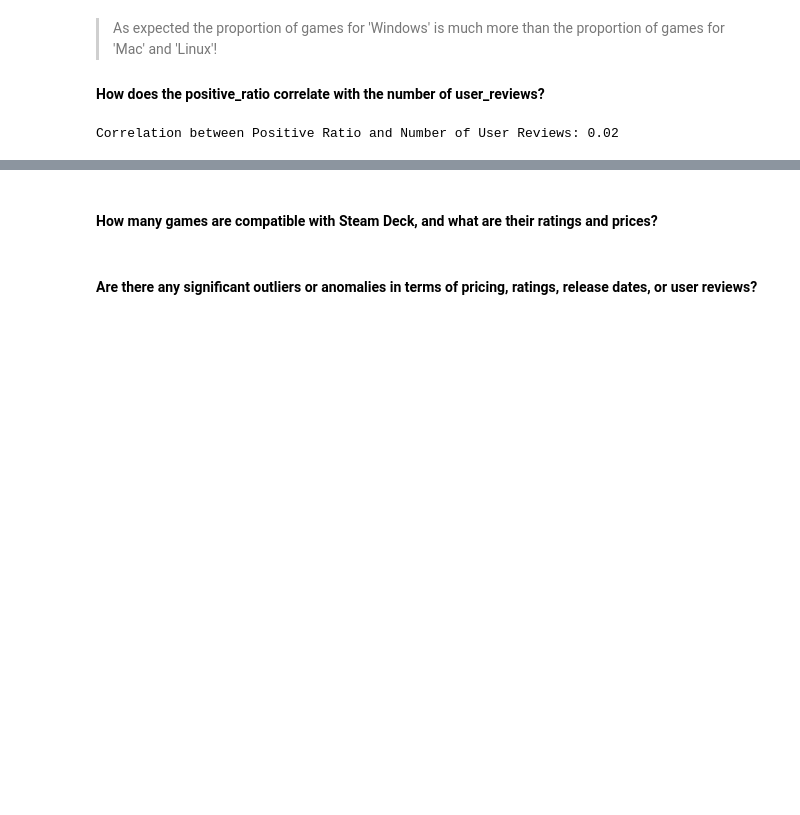
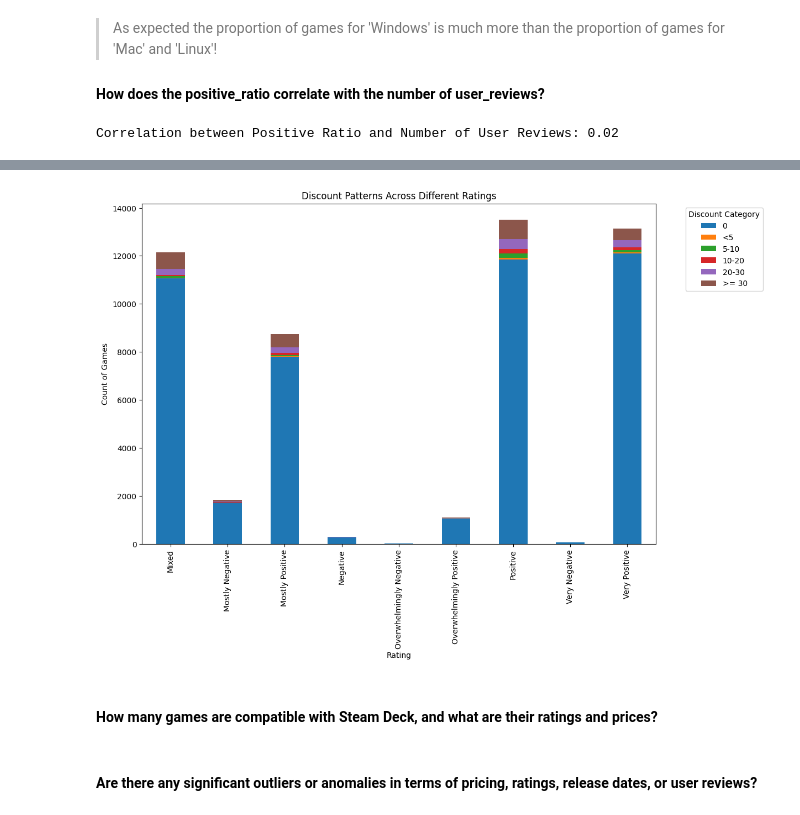
Before and after one commit to Darknight47/Data-Science-Project-02, a Jupyter notebook: steam_game_recommendation.ipynb, the cells around one changed output, grey strips where cells are left out. Drawn from its saved outputs; the diff is of its cells as text; code cells hidden in the pictures; blank space fills up the shorter version.

Commit message:
discount patterns and relationship to game's rating

```diff
--- a/steam_game_recommendation.ipynb
+++ b/steam_game_recommendation.ipynb
@@ -217,0 +202,9 @@ games_df['discount'].nunique()
+# %%
+# Categorize the 'discount' feature into bins
+discount_bins = [0, 5, 10, 20, 30, 50, 100]
+discount_labels = ['0', '<5', '5-10', '10-20', '20-30', '>= 30']
+games_df['discount_category'] = pd.cut(games_df['discount'], bins=discount_bins, labels=discount_labels, include_lowest=True)
+# %%
+# Group by 'rating' and 'discount_category' to analyze patterns
+discount_rating_group = games_df.groupby(['rating', 'discount_category'], observed=False).size().unstack().fillna(0)
+print(discount_rating_group)
@@ -218,4 +223,15 @@ games_df['discount'].nunique()
+# %%
+# Bar plot for discount patterns across different ratings
+discount_rating_group.plot(kind='bar', stacked=True, figsize=(12, 8))
+plt.title('Discount Patterns Across Different Ratings')
+plt.xlabel('Rating')
+plt.ylabel('Count of Games')
+plt.legend(title='Discount Category', bbox_to_anchor=(1.05, 1), loc='upper left')
+plt.show()
+# %% [output]
+[figure, added]
 # %% [markdown]
+>
 #### How many games are compatible with Steam Deck, and what are their ratings and prices?
 # %% [markdown]
 #### Are there any significant outliers or anomalies in terms of pricing, ratings, release dates, or user reviews?
```
Also changed, not shown: parts of 5 cells of this notebook.
